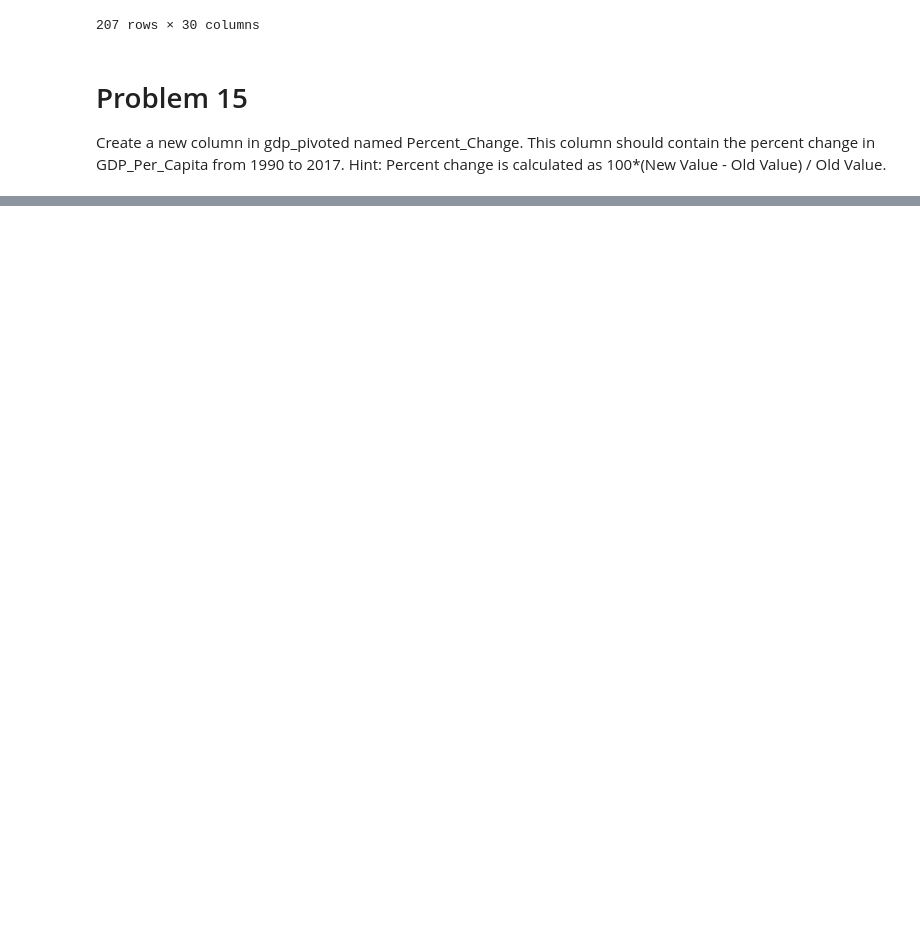
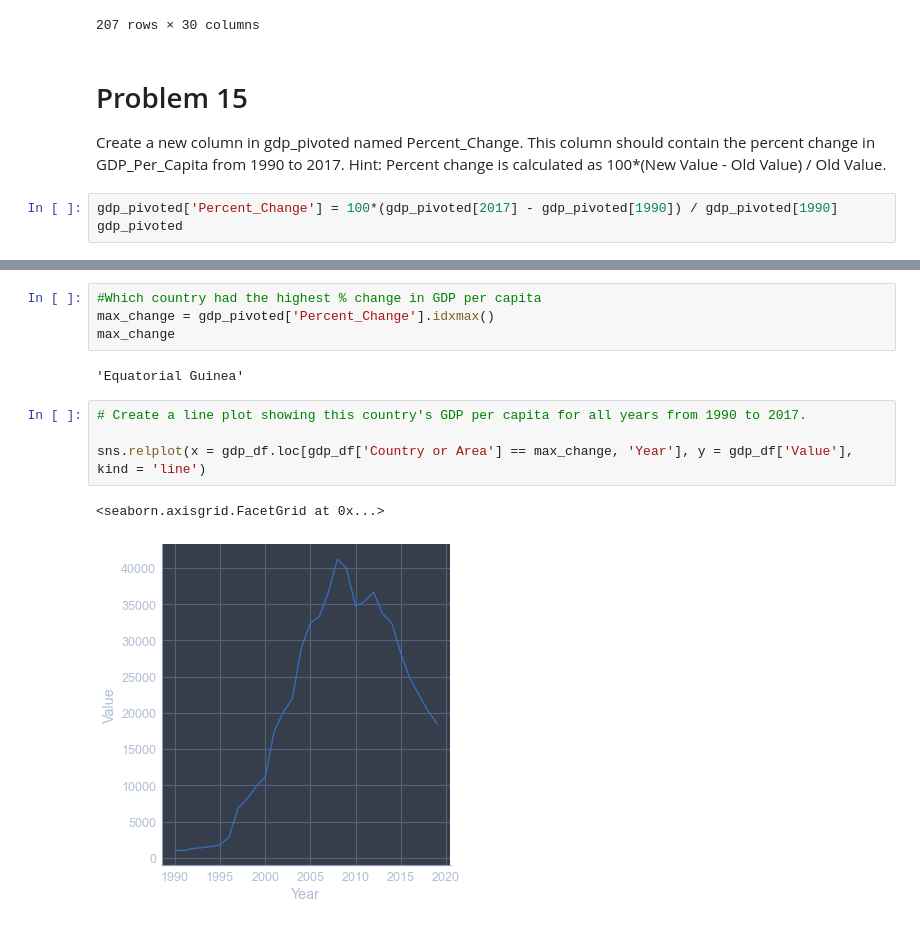
Before and after one commit to nss-data-science-cohort-5/un_exploration-jrioross, a Jupyter notebook: notebooks/UN_Data_Exploration.ipynb, the cells around one changed output, grey strips where cells are left out. Saved outputs shown, nothing was run; the diff lists cells and outputs as text; blank space fills up the shorter version.

```diff
--- a/notebooks/UN_Data_Exploration.ipynb
+++ b/notebooks/UN_Data_Exploration.ipynb
@@ -254,3 +254,6 @@ gdp_pivoted
 # %% [markdown]
 # Problem 15
 Create a new column in gdp_pivoted named Percent_Change. This column should contain the percent change in GDP_Per_Capita from 1990 to 2017. Hint: Percent change is calculated as 100*(New Value - Old Value) / Old Value.
+# %%
+gdp_pivoted['Percent_Change'] = 100*(gdp_pivoted[2017] - gdp_pivoted[1990]) / gdp_pivoted[1990]
+gdp_pivoted
@@ -256,0 +289,13 @@ Create a new column in gdp_pivoted named Percent_Change. This column should cont
+# %%
+#Which country had the highest % change in GDP per capita
+max_change = gdp_pivoted['Percent_Change'].idxmax()
+max_change
+# %% [output]
+'Equatorial Guinea'
+# %%
+# Create a line plot showing this country's GDP per capita for all years from 1990 to 2017.
+
+sns.relplot(x = gdp_df.loc[gdp_df['Country or Area'] == max_change, 'Year'], y = gdp_df['Value'], kind = 'line')
+# %% [output]
+<seaborn.axisgrid.FacetGrid at 0x...>
+[figure, added]
```
Also changed, not shown: parts of 56 cells of this notebook.
